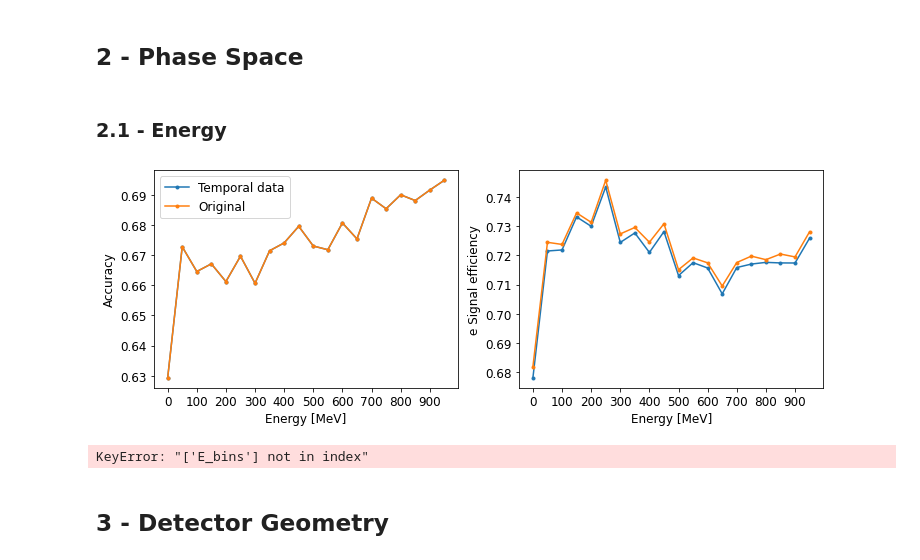
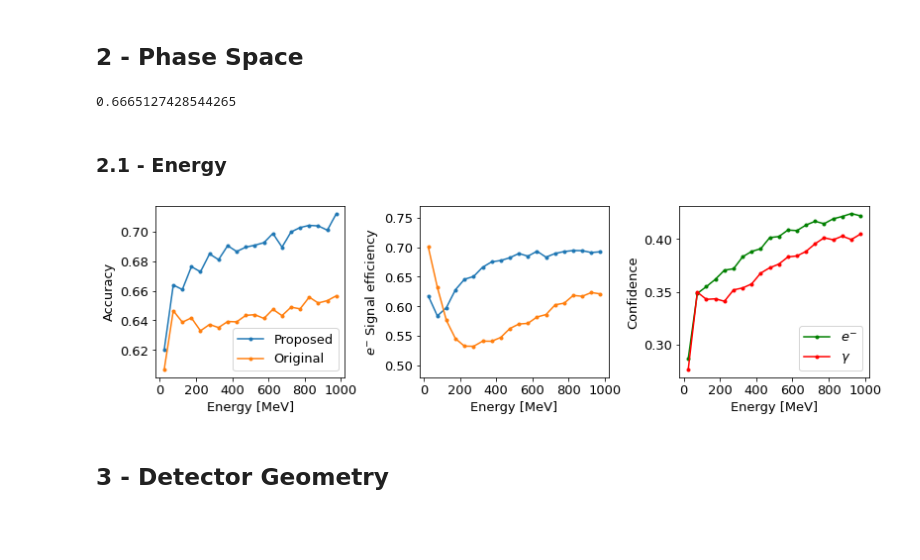
Before and after one commit to inakierregueab/WatChMaL, a Jupyter notebook: notebooks/biases/bias_analysis.ipynb, the cells around one changed output. Cells and saved outputs as stored; diff of their text form; code cells hidden in the pictures; blank space fills up the shorter version.

```diff
--- a/notebooks/biases/bias_analysis.ipynb
+++ b/notebooks/biases/bias_analysis.ipynb
@@ -58,6 +57,6 @@ bm_pred = np.load(output_base_path + 'bm_predictions.npy')
 # BUILD DF
 
 data_matrix = np.vstack((test_idxs, h5_labels, pred, probs[:,1], bm_pred, bm_probs[:,1], uncertainties, towall, dwall, momentum, h5_energies, h5_angles[:,0], h5_angles[:,1]))
-df = pd.DataFrame(data_matrix.T, columns=['id','label', 'pred', 'eprob', 'bm_pred', 'bm_eprob', 'uncertainty', 'towall', 'dwall', 'p', 'E', 'zen', 'azi'])
+df = pd.DataFrame(data_matrix.T, columns=['id','label', 'pred', 'eprob', 'bm_pred', 'bm_eprob', 'confidence', 'towall', 'dwall', 'p', 'E', 'zen', 'azi'])
 df.head()
 # %% [output]
@@ -100,64 +134,60 @@ df_3
 # %%
 def electron_signal_eff(y_actual, y_hat):
     cm1 = metrics.confusion_matrix(y_actual, y_hat)
-    TPR = cm1[0,0]/(cm1[0,0]+cm1[0,1])
+    TPR = cm1[1,1]/(cm1[1,1]+cm1[1,0])
     return TPR
+# %%
+electron_signal_eff(df['label'],df['pred'])
+# %% [output]
+0.6665127428544265
 # %% [markdown]
 ### 2.1 - Energy
-# %%
-#plt.rcParams["figure.figsize"] = (10,6)
-plt.rcParams.update({'font.size': 12})
 # %%
 # BINS
 
-df['E_bins'] = pd.cut(df['E'], bins=np.arange(0,1050,50), labels=np.arange(0,1000,50))
+df['E_bins'] = pd.cut(df['E'], bins=np.arange(0,1050,50), labels=np.arange(25,1025,50))
 # %%
 # Energy vs Accuracy and Signal eff
-
-fig, axes = plt.subplots(ncols=2, figsize=(12,4), sharex=True)
+plt.rcParams.update({'font.size': 13})
+fig, axes = plt.subplots(ncols=3, figsize=(11,3), sharex=True, constrained_layout=True)
 
 bin_acc = df[['label','pred', 'E_bins']].groupby('E_bins').apply(lambda x: metrics.accuracy_score (x['label'],x['pred'])).reset_index().to_numpy()
 bin_bm_acc = df[['label','bm_pred', 'E_bins']].groupby('E_bins').apply(lambda x: metrics.accuracy_score (x['label'],x['bm_pred'])).reset_index().to_numpy()
 
-axes[0].errorbar(bin_acc[:,0], bin_acc[:,1], fmt='.-', elinewidth=0.5, capsize=1, label='Temporal data')#yerr=bin_uncertainty[:,1]
-axes[0].errorbar(bin_bm_acc[:,0], bin_acc[:,1], fmt='.-', elinewidth=0.5, capsize=1, label='Original')
-#axes[0].set_ylim(0,1)
-axes[0].set_xticks(np.arange(0,1000,100))
+axes[0].errorbar(bin_acc[:,0], bin_acc[:,1], fmt='.-', elinewidth=0.5, capsize=1, label='Proposed')#yerr=bin_uncertainty[:,1]
+axes[0].errorbar(bin_bm_acc[:,0], bin_bm_acc[:,1], fmt='.-', elinewidth=0.5, capsize=1, label='Original')
+axes[0].set_xticks(np.arange(0,1200,200))
 axes[0].set_xlabel('Energy [MeV]')
 axes[0].set_ylabel('Accuracy')
 axes[0].legend()
+
 
 bin_ese = df[['label','pred', 'E_bins']].groupby('E_bins').apply(lambda x: electron_signal_eff(x['label'],x['pred'])).reset_index().to_numpy()
 bin_bm_ese = df[['label','bm_pred', 'E_bins']].groupby('E_bins').apply(lambda x: electron_signal_eff(x['label'],x['bm_pred'])).reset_index().to_numpy()
 
 axes[1].errorbar(bin_ese[:,0], bin_ese[:,1], fmt='.-', elinewidth=0.5, capsize=1)#yerr=bin_uncertainty[:,1]
 axes[1].errorbar(bin_bm_ese[:,0], bin_bm_ese[:,1], fmt='.-', elinewidth=0.5, capsize=1)
-#axes[1].set_ylim(0,1)
-axes[1].set_xticks(np.arange(0,1000,100))
+axes[1].set_xticks(np.arange(0,1200,200))
+axes[1].set_ylim(0.48,0.77)
 axes[1].set_xlabel('Energy [MeV]')
-axes[1].set_ylabel('e Signal efficiency')
-#axes[1].legend()
+axes[1].set_ylabel(r'$e^{-}$ Signal efficiency')
 
+
+bin_uncertainty = df[['confidence', 'E_bins', 'label']].groupby(['E_bins','label']).mean().reset_index()
+unc_0s = bin_uncertainty[bin_uncertainty['label']==0][['E_bins','confidence']].to_numpy()
+unc_1s = bin_uncertainty[bin_uncertainty['label']==1][['E_bins','confidence']].to_numpy()
+
+axes[2].errorbar(unc_1s[:,0], unc_1s[:,1], fmt='.-g', elinewidth=0.5, capsize=1, label=r'$e^{-}$')
+axes[2].errorbar(unc_0s[:,0], unc_0s[:,1], fmt='.-r', elinewidth=0.5, capsize=1, label=r'$\gamma$')
+axes[2].set_xticks(np.arange(0,1200,200))
+axes[2].set_xlabel('Energy [MeV]')
+axes[2].set_ylabel('Confidence')
+axes[2].legend(loc=4)
+
+plt.savefig('energies.png', dpi=300)
 plt.show()
 # %% [output]
-[figure, old version]
+[figure, new version]
-# %%
-# Energy vs Uncertainty
-
-bin_uncertainty = df[['uncertainty', 'E_bins']].groupby('E_bins').mean().reset_index().to_numpy()
-
-
-fig, ax1 = plt.subplots()
-
-ax1.errorbar(bin_uncertainty[:,0], bin_uncertainty[:,1], fmt='.-r', elinewidth=0.5, capsize=1)
-ax1.set_ylim(0.1,0.4)
-ax1.set_xticks(np.arange(0,1100,100))
-ax1.set_xlabel('Energy')
-ax1.set_ylabel('Uncertainty')
-
-plt.show()
-# %% [output]
-KeyError: "['E_bins'] not in index"
 # %% [markdown]
 ## 3 - Detector Geometry
 # %% [markdown]
```
Also changed, not shown: parts of 29 cells of this notebook, 2 other files.
